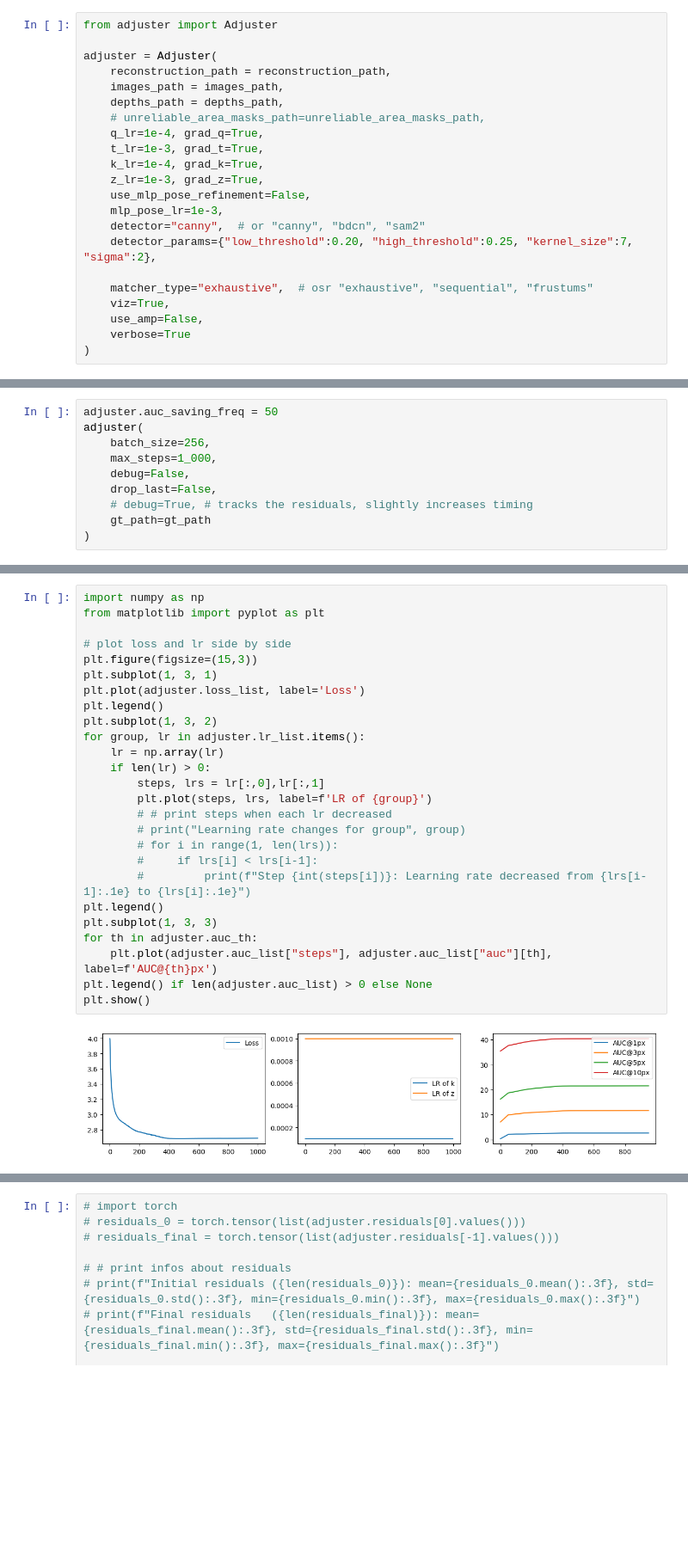
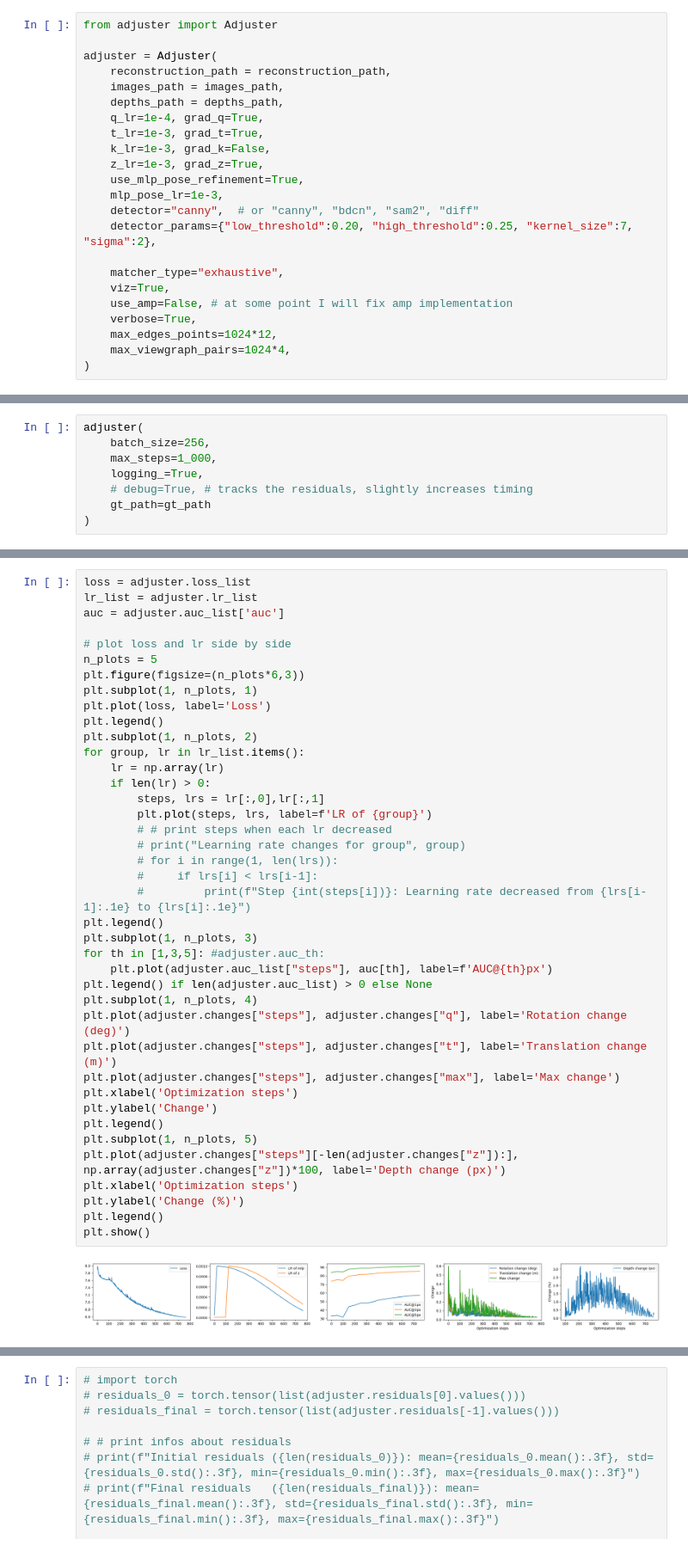
Before and after one commit to mattiadurso/EPO, a Jupyter notebook: demo.ipynb, the cells around one changed output, grey strips where cells are left out. Shown at 86% size. Cells and saved outputs as stored; diff of their text form; blank space fills up the shorter version.

```diff
--- a/demo.ipynb
+++ b/demo.ipynb
@@ -77,20 +78,21 @@ adjuster = Adjuster(
     reconstruction_path = reconstruction_path,
     images_path = images_path,
     depths_path = depths_path,
-    # unreliable_area_masks_path=unreliable_area_masks_path,
     q_lr=1e-4, grad_q=True,
     t_lr=1e-3, grad_t=True,
-    k_lr=1e-4, grad_k=True,
+    k_lr=1e-3, grad_k=False,
     z_lr=1e-3, grad_z=True,
-    use_mlp_pose_refinement=False,
+    use_mlp_pose_refinement=True,
     mlp_pose_lr=1e-3,
-    detector="canny",  # or "canny", "bdcn", "sam2"
+    detector="canny",  # or "canny", "bdcn", "sam2", "diff"
     detector_params={"low_threshold":0.20, "high_threshold":0.25, "kernel_size":7, "sigma":2},
 
-    matcher_type="exhaustive",  # osr "exhaustive", "sequential", "frustums"
+    matcher_type="exhaustive",
     viz=True,
-    use_amp=False,
-    verbose=True
+    use_amp=False, # at some point I will fix amp implementation
+    verbose=True,
+    max_edges_points=1024*12,
+    max_viewgraph_pairs=1024*4,
 )
 # %% [output]
 CannyEdgeDetector initialized with low_threshold=0.2, high_threshold=0.25, hysteresis=True, kernel_size=7, sigma=2, device=cuda
@@ -127,10 +128,8 @@ Total parameters to optimize:
 # %%
-adjuster.auc_saving_freq = 50
 adjuster(
     batch_size=256,
     max_steps=1_000,
-    debug=False,
-    drop_last=False,
+    logging_=True,
     # debug=True, # tracks the residuals, slightly increases timing
     gt_path=gt_path
 )
@@ -160,28 +140,42 @@ Total steps:                        1000
 # %%
-import numpy as np
-from matplotlib import pyplot as plt
+loss = adjuster.loss_list
+lr_list = adjuster.lr_list
+auc = adjuster.auc_list['auc']
 
 # plot loss and lr side by side
-plt.figure(figsize=(15,3))
-plt.subplot(1, 3, 1)
-plt.plot(adjuster.loss_list, label='Loss')
+n_plots = 5
+plt.figure(figsize=(n_plots*6,3))
+plt.subplot(1, n_plots, 1)
+plt.plot(loss, label='Loss')
 plt.legend()
-plt.subplot(1, 3, 2)
-for group, lr in adjuster.lr_list.items():
+plt.subplot(1, n_plots, 2)
+for group, lr in lr_list.items():
     lr = np.array(lr)
     if len(lr) > 0:
         steps, lrs = lr[:,0],lr[:,1]
         plt.plot(steps, lrs, label=f'LR of {group}')
         # # print steps when each lr decreased
         # print("Learning rate changes for group", group)
         # for i in range(1, len(lrs)):
         #     if lrs[i] < lrs[i-1]:
         #         print(f"Step {int(steps[i])}: Learning rate decreased from {lrs[i-1]:.1e} to {lrs[i]:.1e}")
 plt.legend()
-plt.subplot(1, 3, 3)
-for th in adjuster.auc_th:
-    plt.plot(adjuster.auc_list["steps"], adjuster.auc_list["auc"][th], label=f'AUC@{th}px')
+plt.subplot(1, n_plots, 3)
+for th in [1,3,5]: #adjuster.auc_th:
+    plt.plot(adjuster.auc_list["steps"], auc[th], label=f'AUC@{th}px')
 plt.legend() if len(adjuster.auc_list) > 0 else None
+plt.subplot(1, n_plots, 4)
+plt.plot(adjuster.changes["steps"], adjuster.changes["q"], label='Rotation change (deg)')
+plt.plot(adjuster.changes["steps"], adjuster.changes["t"], label='Translation change (m)')
+plt.plot(adjuster.changes["steps"], adjuster.changes["max"], label='Max change')
+plt.xlabel('Optimization steps')
+plt.ylabel('Change')
+plt.legend()
+plt.subplot(1, n_plots, 5)
+plt.plot(adjuster.changes["steps"][-len(adjuster.changes["z"]):], np.array(adjuster.changes["z"])*100, label='Depth change (px)')
+plt.xlabel('Optimization steps')
+plt.ylabel('Change (%)')
+plt.legend()
 plt.show()
 # %% [output]
-[figure, old version]
+[figure, new version]
```
Also changed, not shown: parts of 13 cells of this notebook.
